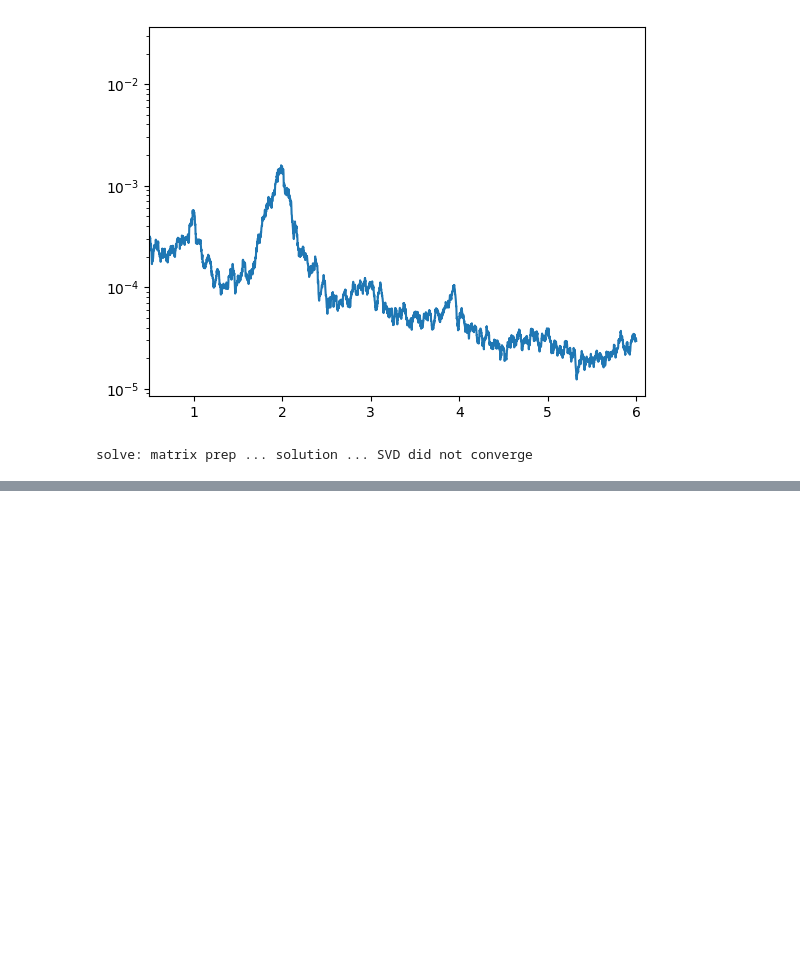
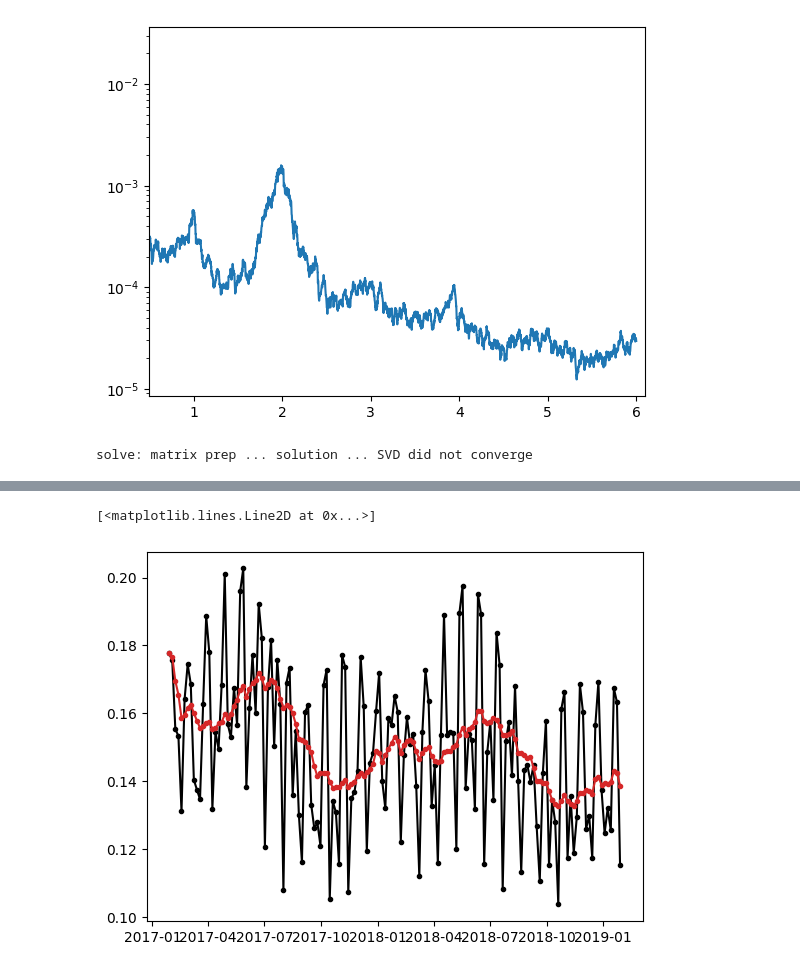
Before and after one commit to opinner/pinner2026_JPO_code, a Jupyter notebook: scripts/proxy_preprocessing/tidal_fit_to_velocity.ipynb, the cells around one changed output, grey strips where cells are left out. Drawn from its saved outputs; the diff is of its cells as text; code cells hidden in the pictures; blank space fills up the shorter version.

```diff
--- a/scripts/proxy_preprocessing/tidal_fit_to_velocity.ipynb
+++ b/scripts/proxy_preprocessing/tidal_fit_to_velocity.ipynb
@@ -157 +176,21 @@ Freq: 5D, dtype: float64
+# %%
+plt.plot(
+    tidal_strength.index,
+    tidal_strength.to_numpy(),
+    label="tidal_strength",
+    color="k",
+    marker=".",
+    ls="solid",
+)
+plt.plot(
+    seasonal_tidal_strength.index,
+    seasonal_tidal_strength.to_numpy(),
+    label="tidal_strength",
+    color="tab:red",
+    marker=".",
+    ls="solid",
+)
+# %% [output]
+[<matplotlib.lines.Line2D at 0x...>]
+[figure, added]
 # %%
```
Also changed, not shown: parts of 9 cells of this notebook, 1 other file.
